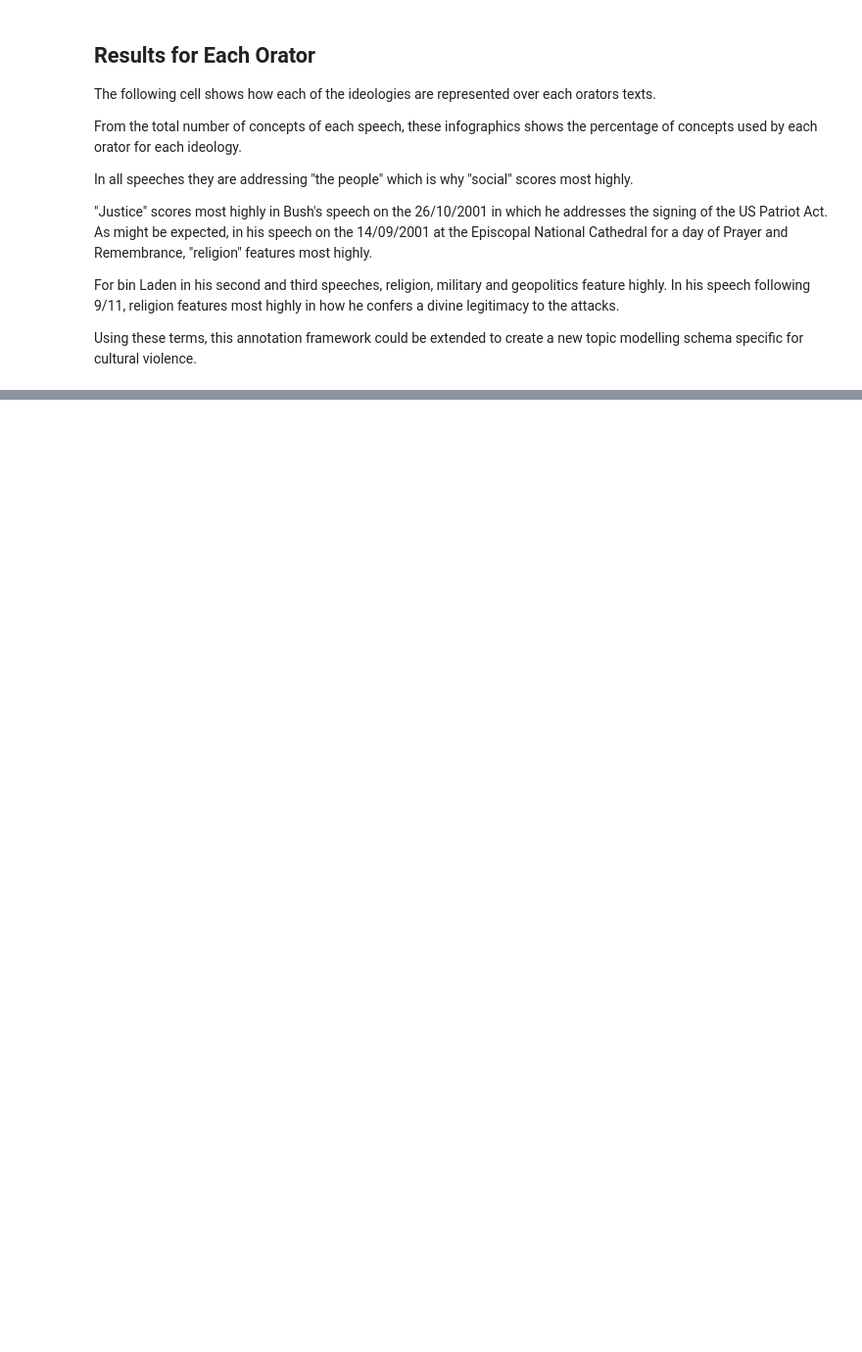
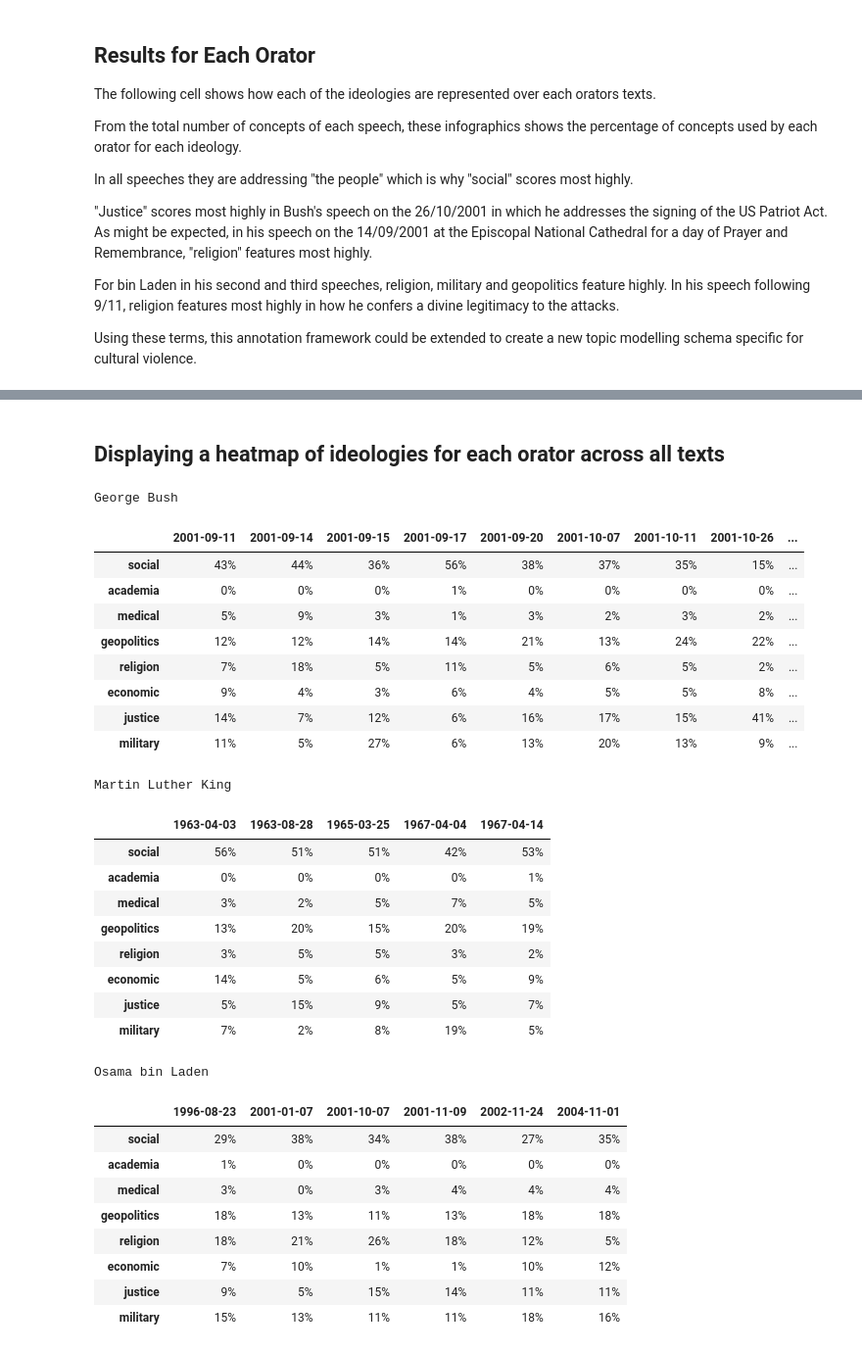
Before and after one commit to Fourthought/Hostile-Narrative-Analysis, a Jupyter notebook: Obj 0 - pre-processing/Experiment 0.2 - Developing the Markup Schema/Group Markup Schema.ipynb, the cells around one changed output, grey strips where cells are left out. Shown: that part at 98% size. Drawn from its saved outputs; the diff is of its cells as text; code cells hidden in the pictures; blank space fills up the shorter version.

```diff
--- a/Obj 0 - pre-processing/Experiment 0.2 - Developing the Markup Schema/Group Markup Schema.ipynb
+++ b/Obj 0 - pre-processing/Experiment 0.2 - Developing the Markup Schema/Group Markup Schema.ipynb
@@ -323,0 +672,8 @@ display(pd.concat(frames , keys = keys))
+# %%
+%%time
+import pipeline
+import.reload(pipline)
+
+dirpath = r'C:\\Users\\Steve\\OneDrive - University of Southampton\\CNDPipeline\\dataset'
+print("initiating custom pipeline")
+cnd = pipeline.CND()
@@ -323,0 +685,5 @@ display(pd.concat(frames , keys = keys))
+# %%
+%%time
+import cndobjects
+importlib.reload(cndobjects)
+orators = cndobjects.Dataset(cnd, dirpath)
@@ -373,0 +722,40 @@ for file in files:
+# %% [markdown]
+## Displaying a heatmap of ideologies for each orator across all texts
+# %%
+import visuals
+importlib.reload(visuals)
+
+for orator in orators:
+    print(orator.name)
+    display(visuals.heatmap(orator.ideologies))
+# %% [output]
+George Bush
+|  | 2001-09-11 | 2001-09-14 | 2001-09-15 | 2001-09-17 | 2001-09-20 | 2001-10-07 | 2001-10-11 | 2001-10-26 | ... |
+| social | 43% | 44% | 36% | 56% | 38% | 37% | 35% | 15% | ... |
+| academia | 0% | 0% | 0% | 1% | 0% | 0% | 0% | 0% | ... |
+| medical | 5% | 9% | 3% | 1% | 3% | 2% | 3% | 2% | ... |
+| geopolitics | 12% | 12% | 14% | 14% | 21% | 13% | 24% | 22% | ... |
+| religion | 7% | 18% | 5% | 11% | 5% | 6% | 5% | 2% | ... |
+| economic | 9% | 4% | 3% | 6% | 4% | 5% | 5% | 8% | ... |
+| justice | 14% | 7% | 12% | 6% | 16% | 17% | 15% | 41% | ... |
+| military | 11% | 5% | 27% | 6% | 13% | 20% | 13% | 9% | ... |
+Martin Luther King
+|  | 1963-04-03 | 1963-08-28 | 1965-03-25 | 1967-04-04 | 1967-04-14 |
+| social | 56% | 51% | 51% | 42% | 53% |
+| academia | 0% | 0% | 0% | 0% | 1% |
+| medical | 3% | 2% | 5% | 7% | 5% |
+| geopolitics | 13% | 20% | 15% | 20% | 19% |
+| religion | 3% | 5% | 5% | 3% | 2% |
+| economic | 14% | 5% | 6% | 5% | 9% |
+| justice | 5% | 15% | 9% | 5% | 7% |
+| military | 7% | 2% | 8% | 19% | 5% |
+Osama bin Laden
+|  | 1996-08-23 | 2001-01-07 | 2001-10-07 | 2001-11-09 | 2002-11-24 | 2004-11-01 |
+| social | 29% | 38% | 34% | 38% | 27% | 35% |
+| academia | 1% | 0% | 0% | 0% | 0% | 0% |
+| medical | 3% | 0% | 3% | 4% | 4% | 4% |
+| geopolitics | 18% | 13% | 11% | 13% | 18% | 18% |
+| religion | 18% | 21% | 26% | 18% | 12% | 5% |
+| economic | 7% | 10% | 1% | 1% | 10% | 12% |
+| justice | 9% | 5% | 15% | 14% | 11% | 11% |
+| military | 15% | 13% | 11% | 11% | 18% | 16% |
```
Also changed, not shown: parts of 28 cells of this notebook, 47 other files.
